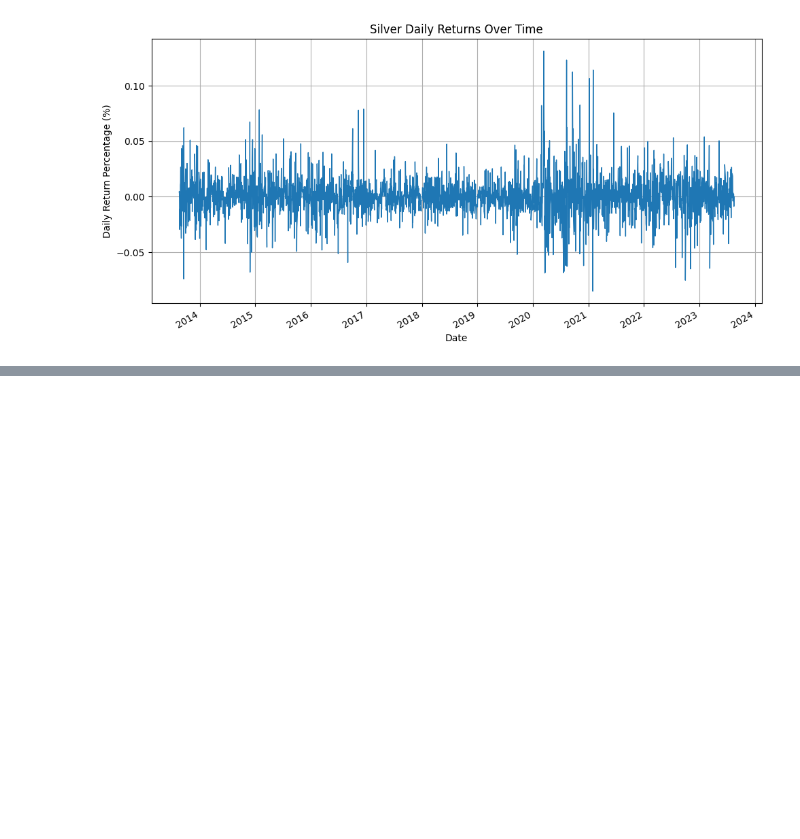
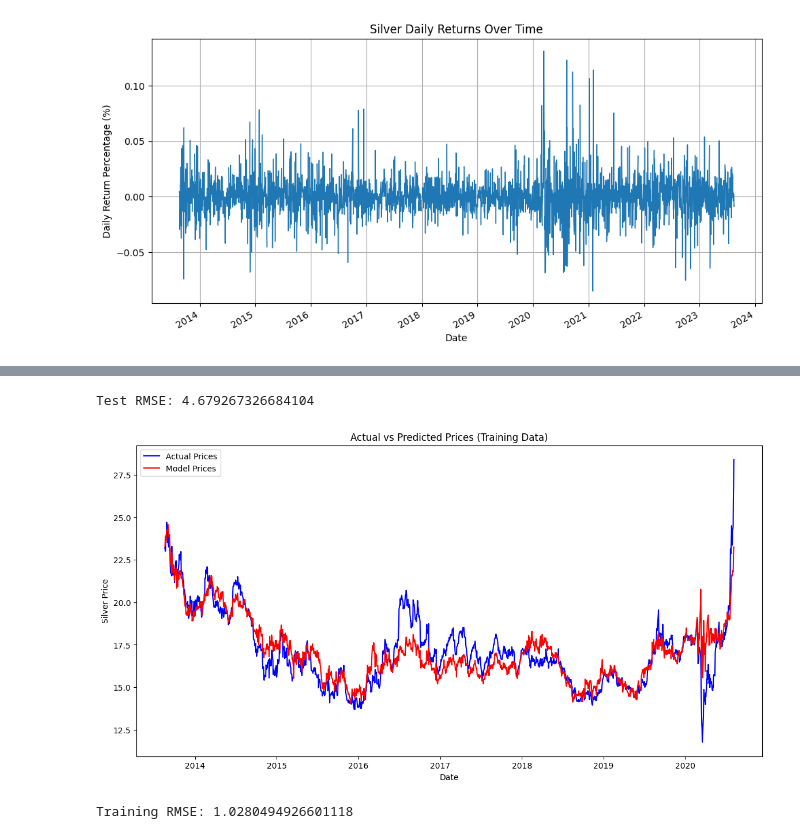
Before and after one commit to syedmehran/gold-prediction, a Jupyter notebook: silver.ipynb, the cells around one changed output, grey strips where cells are left out. Drawn from its saved outputs; the diff is of its cells as text; code cells hidden in the pictures; blank space fills up the shorter version.

```diff
--- a/silver.ipynb
+++ b/silver.ipynb
@@ -197,0 +377,47 @@ plt.tight_layout()
+# %%
+split_point = int(len(combined_close_interp) * 0.7)
+
+# Split the data into training and testing sets
+X_silver_train = X_silver[:split_point]
+y_silver_train = y_silver[:split_point]
+X_silver_test = X_silver[split_point:]
+y_silver_test = y_silver[split_point:]
+
+# Add a constant to the training set for the intercept
+X_silver_train = sm.add_constant(X_silver_train)
+
+# Fit the OLS model on the training data
+silver_model = sm.OLS(y_silver_train, X_silver_train).fit()
+
+# Add a constant to the testing set for the intercept
+X_silver_test = sm.add_constant(X_silver_test)
+
+# Make predictions on the testing set
+y_silver_pred = silver_model.predict(X_silver_test)
+
+# Calculate the root mean squared error (RMSE) for the predictions
+silver_test_rmse = rmse(y_silver_test, y_silver_pred)
+print(f'Test RMSE: {silver_test_rmse}')
+# %% [output]
+Test RMSE: 4.679267326684104
+# %%
+y_silver_train_pred = silver_model.predict(sm.add_constant(X_silver_train))
+
+# Calculate the RMSE for the training predictions
+silver_train_rmse = rmse(y_silver_train, y_silver_train_pred)
+
+# Plotting the actual vs model prices for the training set
+plt.figure(figsize=(14, 7))
+plt.plot(y_silver_train.index, y_silver_train, label='Actual Prices', color='blue')
+plt.plot(y_silver_train.index, y_silver_train_pred, label='Model Prices', color='red')
+
+# Adding titles and labels
+plt.title(f'Actual vs Predicted Prices (Training Data)')
+plt.xlabel('Date')
+plt.ylabel('Silver Price')
+plt.legend()
+plt.show()
+print(f'Training RMSE: {silver_train_rmse}')
+# %% [output]
+[figure, added]
+Training RMSE: 1.0280494926601118
```
Also changed, not shown: parts of 26 cells of this notebook.
